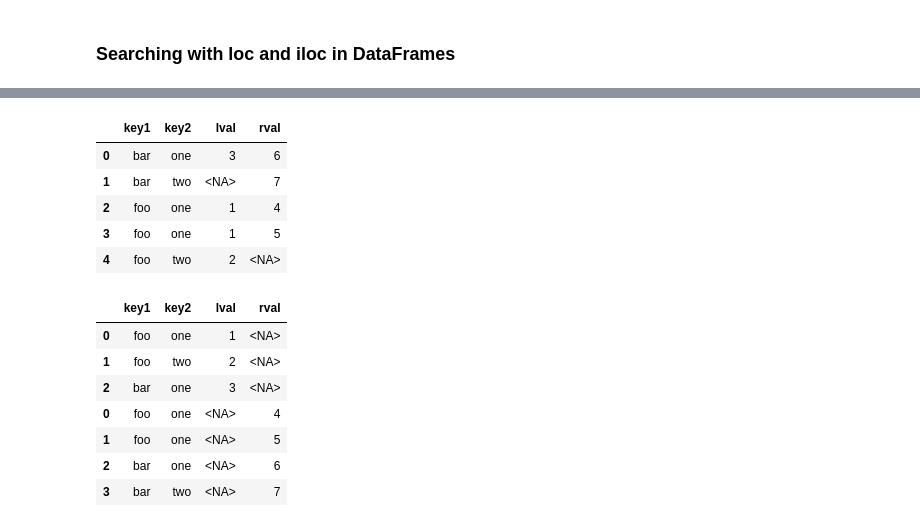
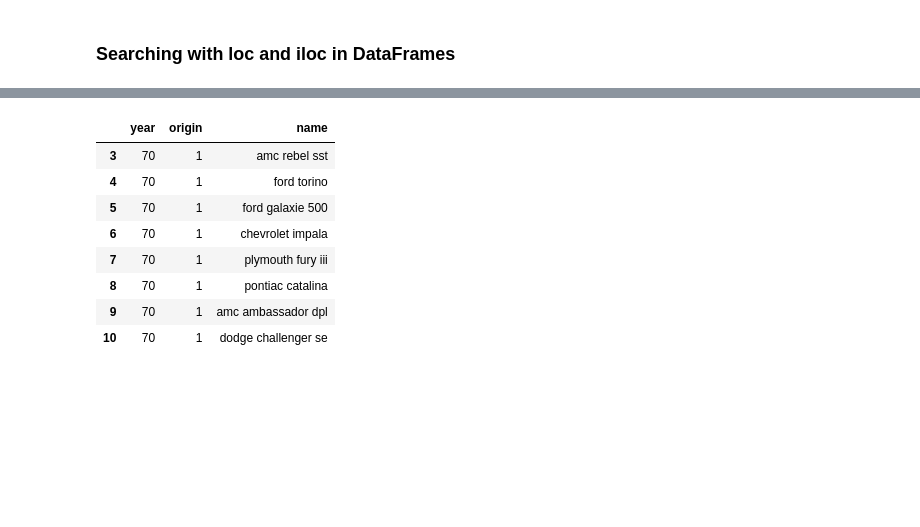
Before and after one commit to kenclements/SEAS8416, a Jupyter notebook: src/SEAS8416_Lecture_2.ipynb, the cells around one changed output, grey strips where cells are left out. Saved outputs shown, nothing was run; the diff lists cells and outputs as text; code cells hidden in the pictures; blank space fills up the shorter version.

```diff
--- a/src/SEAS8416_Lecture_2.ipynb
+++ b/src/SEAS8416_Lecture_2.ipynb
@@ -669,20 +565,15 @@ combo = pd.merge(left, right, on=['key1','key2'], how='outer')
-# %%
-combo
-# %% [output]
-|  | key1 | key2 | lval | rval |
-| 0 | bar | one | 3 | 6 |
-| 1 | bar | two | <NA> | 7 |
-| 2 | foo | one | 1 | 4 |
-| 3 | foo | one | 1 | 5 |
-| 4 | foo | two | 2 | <NA> |
-# %%
-pd.concat([left, right], axis=0)
-# %% [output]
-|  | key1 | key2 | lval | rval |
-| 0 | foo | one | 1 | <NA> |
-| 1 | foo | two | 2 | <NA> |
-| 2 | bar | one | 3 | <NA> |
-| 0 | foo | one | <NA> | 4 |
-| 1 | foo | one | <NA> | 5 |
-| 2 | bar | one | <NA> | 6 |
-| 3 | bar | two | <NA> | 7 |
+# %%
+#lets get the data for the index location 4th thtough 11th rows and last 3 colums:
+df4 = df3.iloc[3:11, -3:]
+# %%
+df4
+# %% [output]
+|  | year | origin | name |
+| 3 | 70 | 1 | amc rebel sst |
+| 4 | 70 | 1 | ford torino |
+| 5 | 70 | 1 | ford galaxie 500 |
+| 6 | 70 | 1 | chevrolet impala |
+| 7 | 70 | 1 | plymouth fury iii |
+| 8 | 70 | 1 | pontiac catalina |
+| 9 | 70 | 1 | amc ambassador dpl |
+| 10 | 70 | 1 | dodge challenger se |
```
Also changed, not shown: parts of 32 cells of this notebook.
